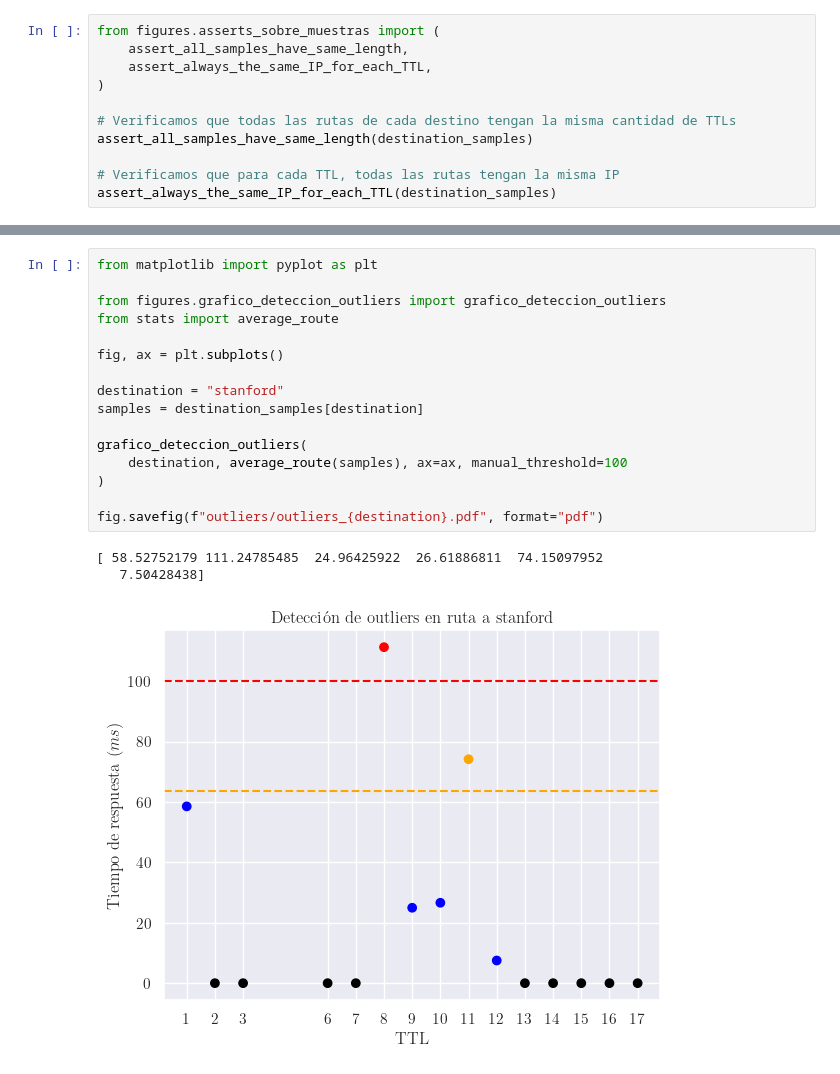
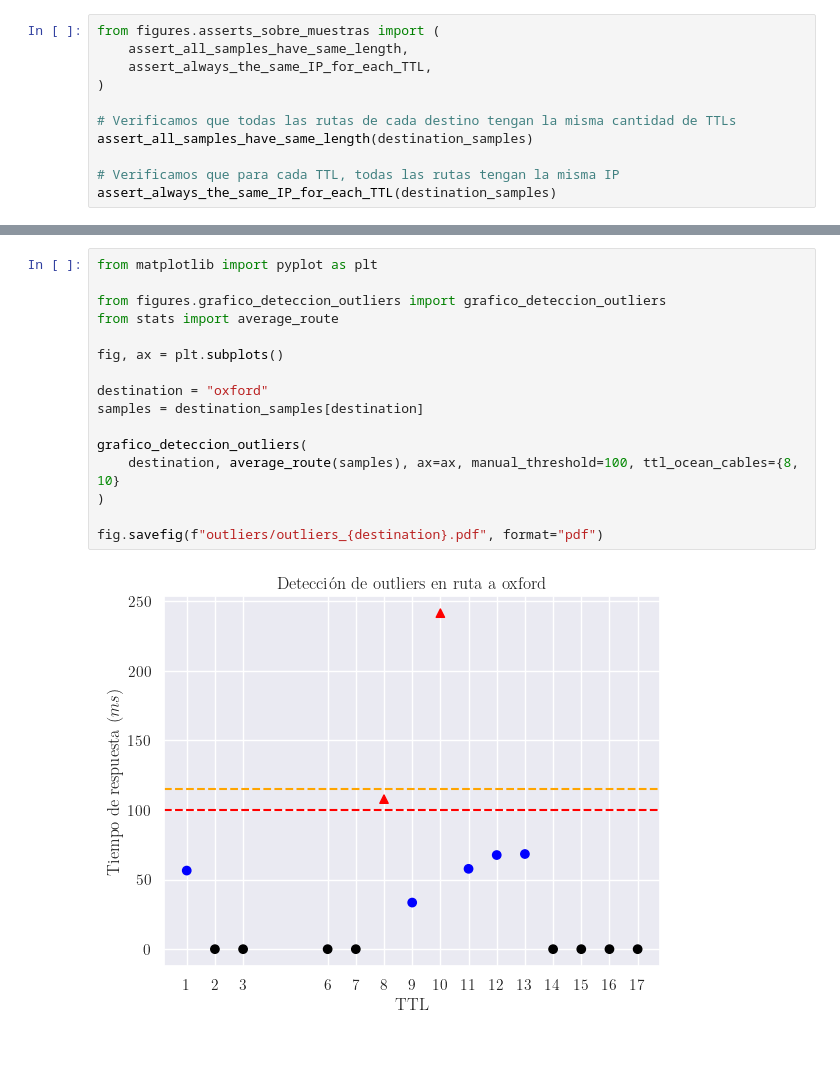
Before and after one commit to sponja23/tdc-tp2, a Jupyter notebook: testing.ipynb, the cells around one changed output, grey strips where cells are left out. Cells and saved outputs as stored; diff of their text form.

```diff
--- a/testing.ipynb
+++ b/testing.ipynb
@@ -86,20 +86,18 @@ $17$ & \texttt{204.63.224.5} & $-29.11ms$ & $242.96ms$ \\
 # %%
 from matplotlib import pyplot as plt
 
 from figures.grafico_deteccion_outliers import grafico_deteccion_outliers
 from stats import average_route
 
 fig, ax = plt.subplots()
 
-destination = "stanford"
+destination = "oxford"
 samples = destination_samples[destination]
 
 grafico_deteccion_outliers(
-    destination, average_route(samples), ax=ax, manual_threshold=100
+    destination, average_route(samples), ax=ax, manual_threshold=100, ttl_ocean_cables={8, 10}
 )
 
 fig.savefig(f"outliers/outliers_{destination}.pdf", format="pdf")
 # %% [output]
-[ 58.52752179 111.24785485  24.96425922  26.61886811  74.15097952
-   7.50428438]
-[figure, old version]
+[figure, new version]
```
Also changed, not shown: 6 other files.
